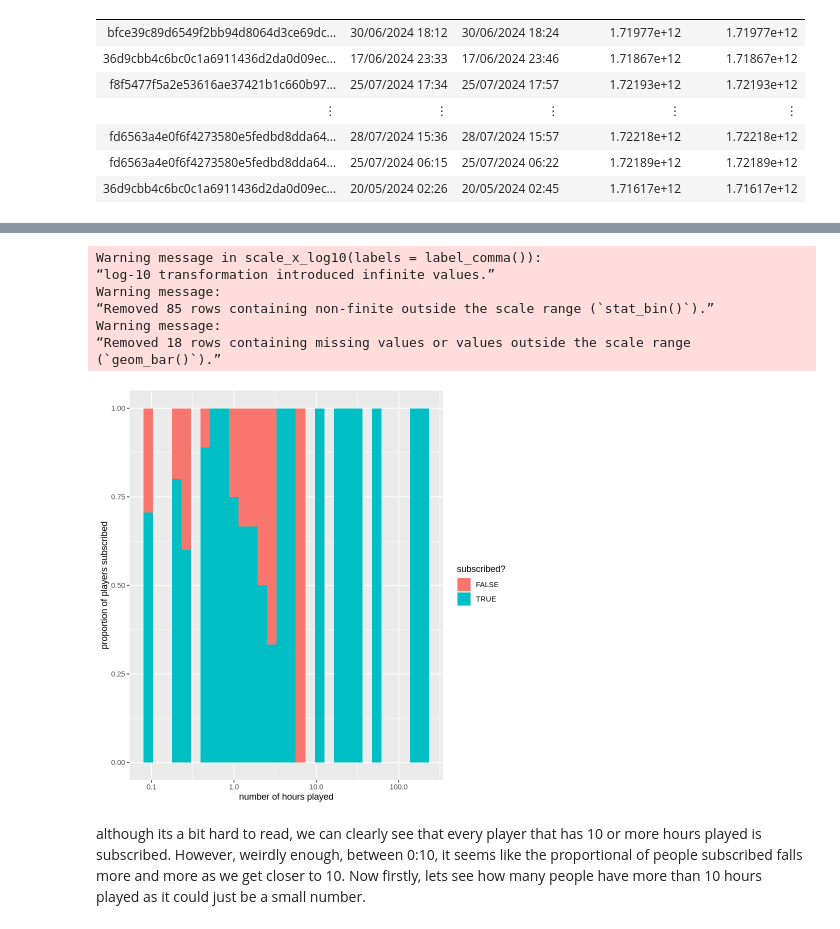
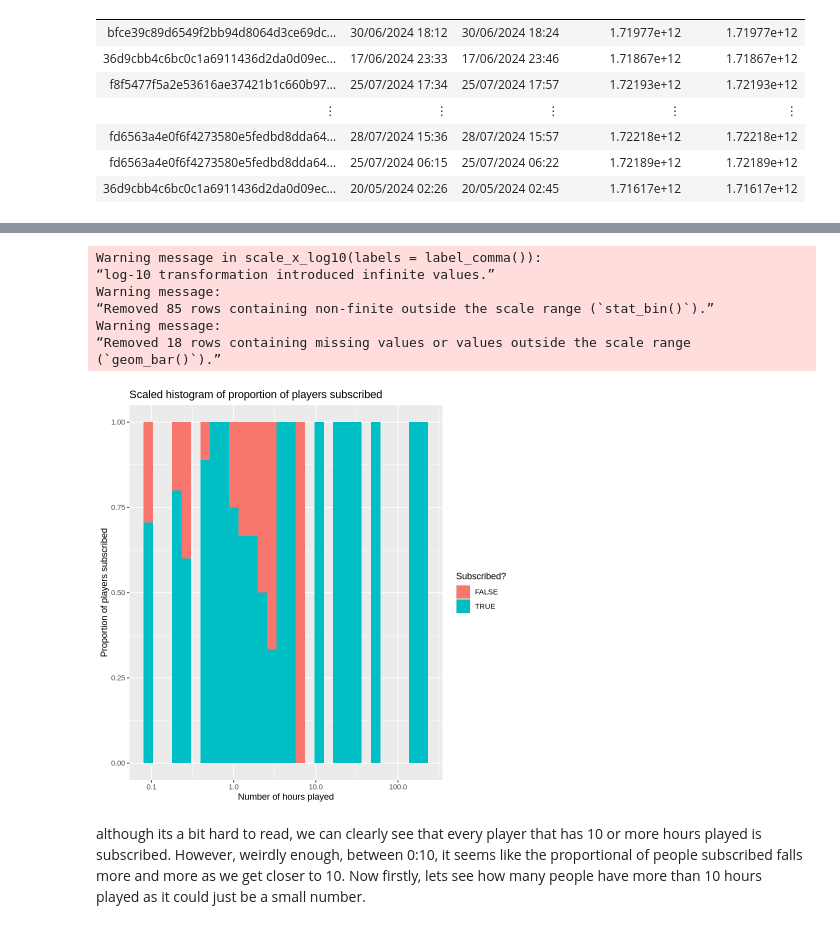
Before and after one commit to TheCarisLost/dsci100-indivual-planning-stage, a Jupyter notebook: Individual Planning stage.ipynb, the cells around one changed output, grey strips where cells are left out. Saved outputs shown, nothing was run; the diff lists cells and outputs as text; code cells hidden in the pictures.

```diff
--- a/Individual Planning stage.ipynb
+++ b/Individual Planning stage.ipynb
@@ -91,19 +123,20 @@ The data for played_hours is very spread out, so between 50 and 150, there are b
 # %%
 scaled_graph_hours <- players |>
     ggplot(aes(x = played_hours, fill = subscribe)) +
         geom_histogram(position = "fill", bins = 30) +
-        labs(x = "number of hours played", y = "proportion of players subscribed", fill = "subscribed?") +
-        scale_x_log10(labels = label_comma())
+        labs(x = "Number of hours played", y = "Proportion of players subscribed", fill = "Subscribed?") +
+        scale_x_log10(labels = label_comma()) +
+        ggtitle("Scaled histogram of proportion of players subscribed")
 scaled_graph_hours
 # %% [output]
 Warning message in scale_x_log10(labels = label_comma()):
 “log-10 transformation introduced infinite values.”
 Warning message:
 “Removed 85 rows containing non-finite outside the scale range (`stat_bin()`).”
 Warning message:
 “Removed 18 rows containing missing values or values outside the scale range
 (`geom_bar()`).”
-[figure, old version]
+[figure, new version]
 # %% [markdown]
 although its a bit hard to read, we can clearly see that every player that has 10 or more hours played is subscribed. However, weirdly enough, between 0:10, it seems like the proportional of people subscribed falls more and more as we get closer to 10. Now firstly, lets see how many people have more than 10 hours played as it could just be a small number.
 # %%
```
Also changed, not shown: parts of 15 cells of this notebook.
